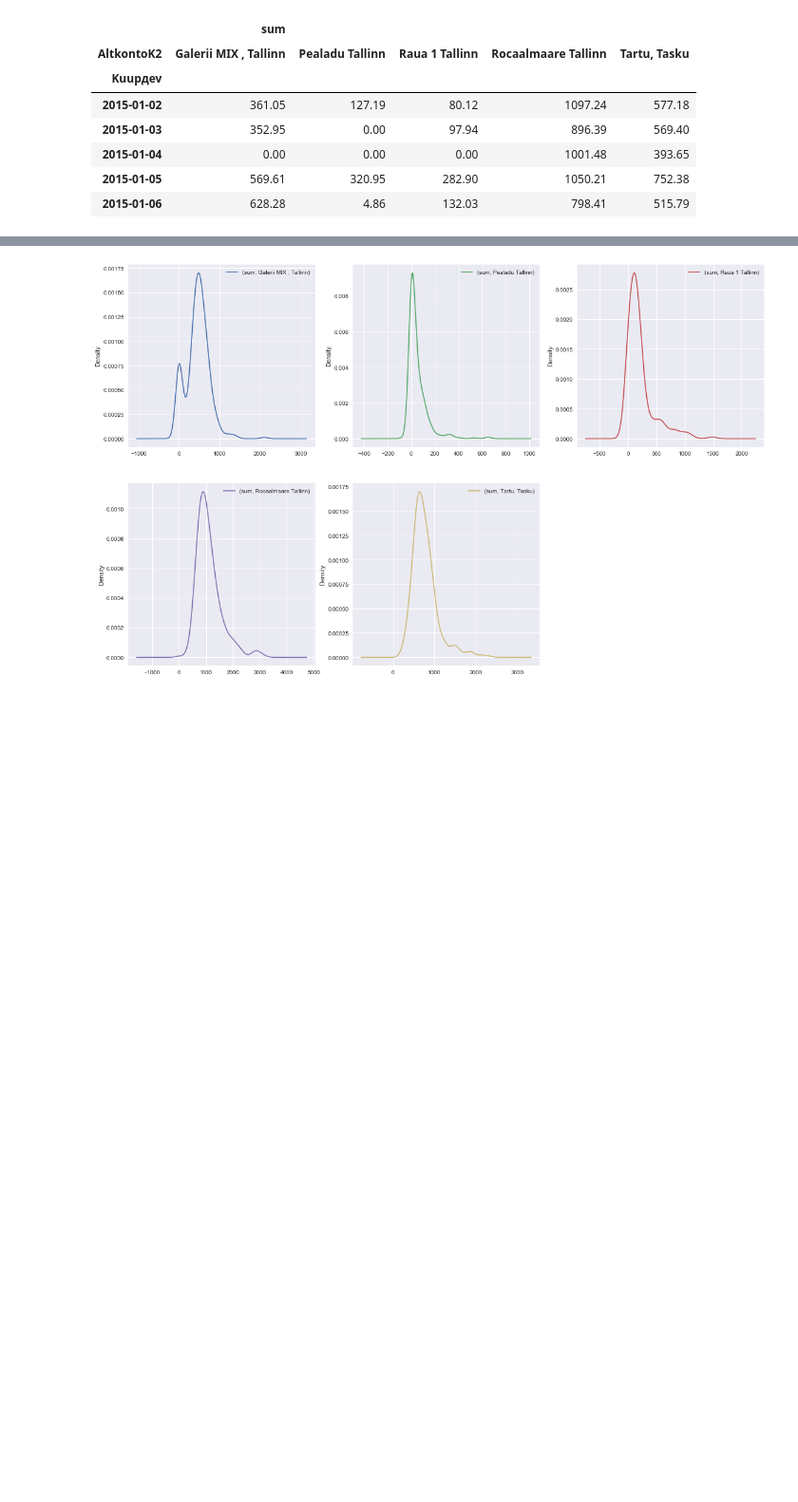
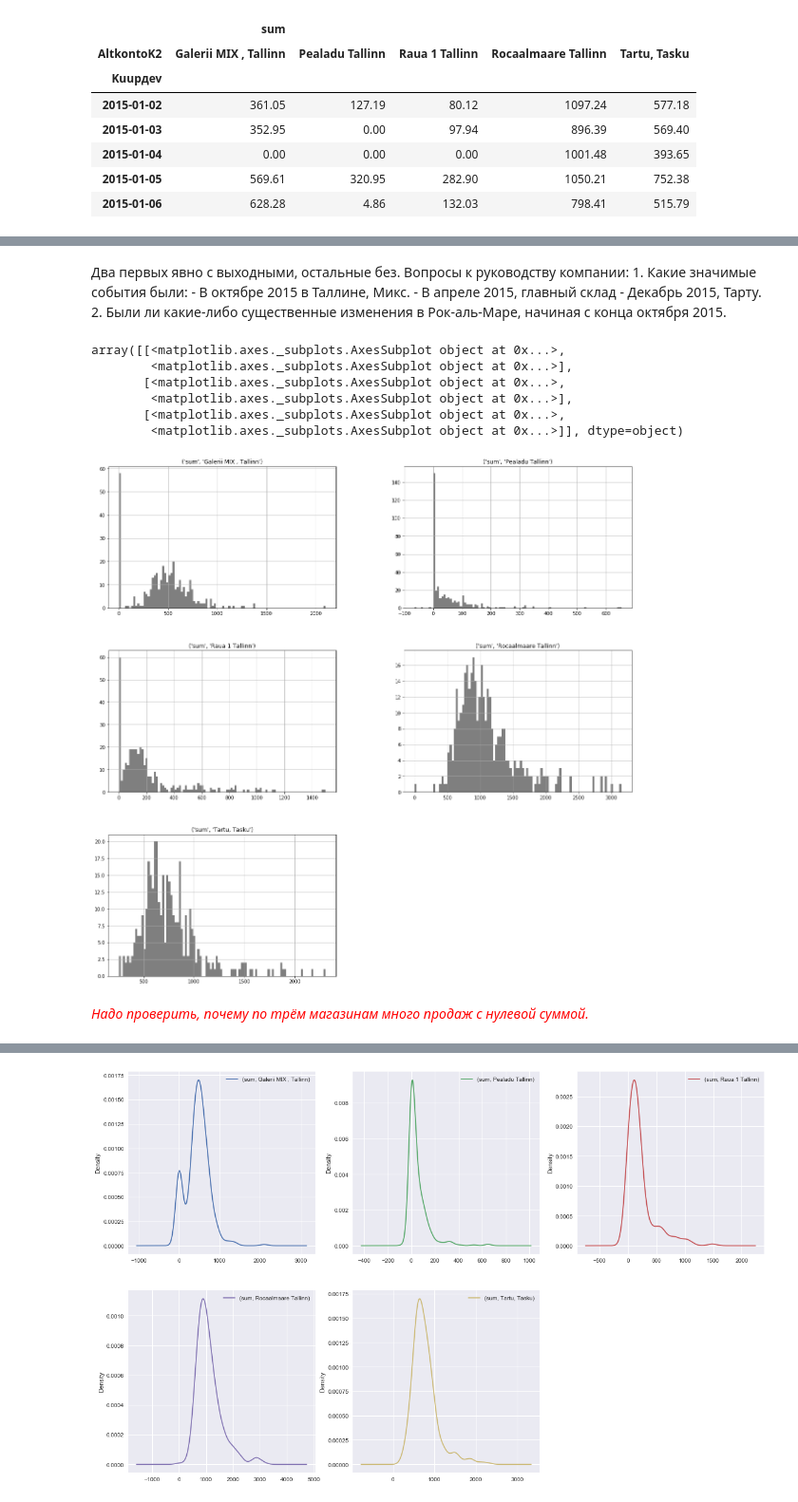
Before and after one commit to DIVIGL1/McGit, a Jupyter notebook: DataGame/HV_first-proba_v1.ipynb, the cells around one changed output, grey strips where cells are left out. Shown at 95% size. Cells and saved outputs as stored; diff of their text form; code cells hidden in the pictures; blank space fills up the shorter version.

```diff
--- a/DataGame/HV_first-proba_v1.ipynb
+++ b/DataGame/HV_first-proba_v1.ipynb
@@ -102,3 +138,23 @@ array([<matplotlib.axes._subplots.AxesSubplot object at 0x...>,
+# %% [markdown]
+Два первых явно с выходными, остальные без.
+Вопросы к руководству компании:
+    1. Какие значимые события были:
+        - В октябре 2015 в Таллине, Микс.
+        - В апреле 2015, главный склад
+        - Декабрь 2015, Тарту.
+    2. Были ли какие-либо существенные изменения в Рок-аль-Маре, начиная с конца октября 2015.
+# %%
+pivot_qty.hist(color='k', alpha=0.5, bins=100, figsize=(20,20))
+# %% [output]
+array([[<matplotlib.axes._subplots.AxesSubplot object at 0x...>,
+        <matplotlib.axes._subplots.AxesSubplot object at 0x...>],
+       [<matplotlib.axes._subplots.AxesSubplot object at 0x...>,
+        <matplotlib.axes._subplots.AxesSubplot object at 0x...>],
+       [<matplotlib.axes._subplots.AxesSubplot object at 0x...>,
+        <matplotlib.axes._subplots.AxesSubplot object at 0x...>]], dtype=object)
+[figure, added]
+# %% [markdown]
+<span style="color:red">*Надо проверить, почему по трём магазинам много продаж с нулевой суммой.*</span>
 # %%
 pivot_qty.diff().hist(color='k', alpha=0.5, bins=100, figsize=(20,20))
 # %% [output]
```
Also changed, not shown: parts of 4 cells of this notebook.
